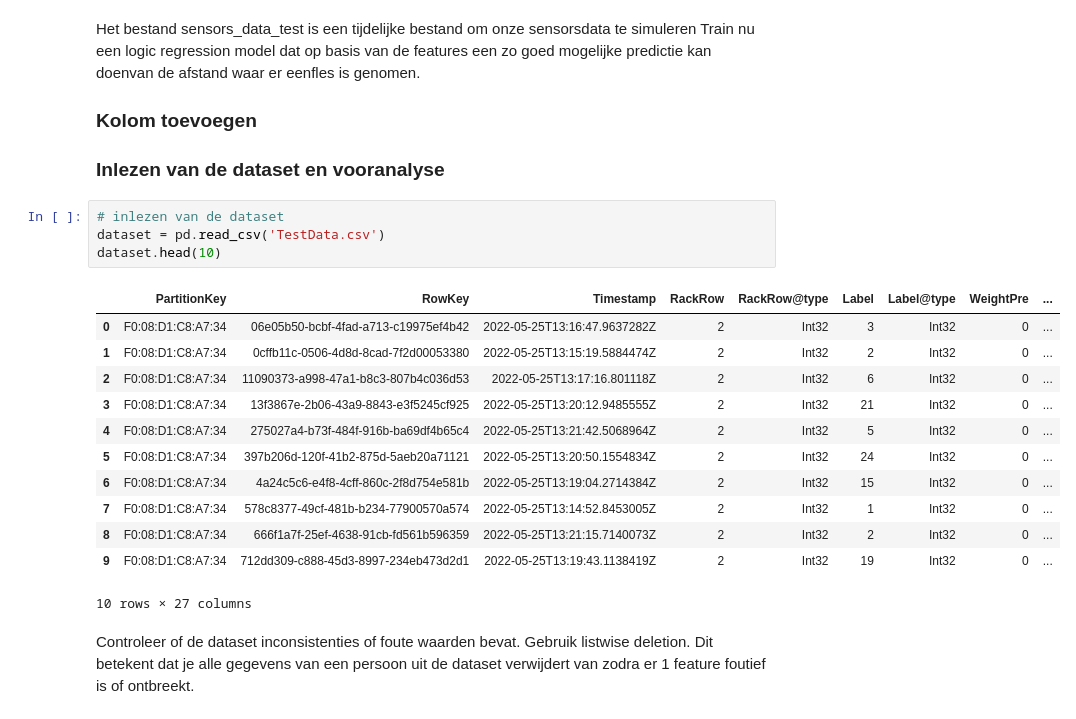
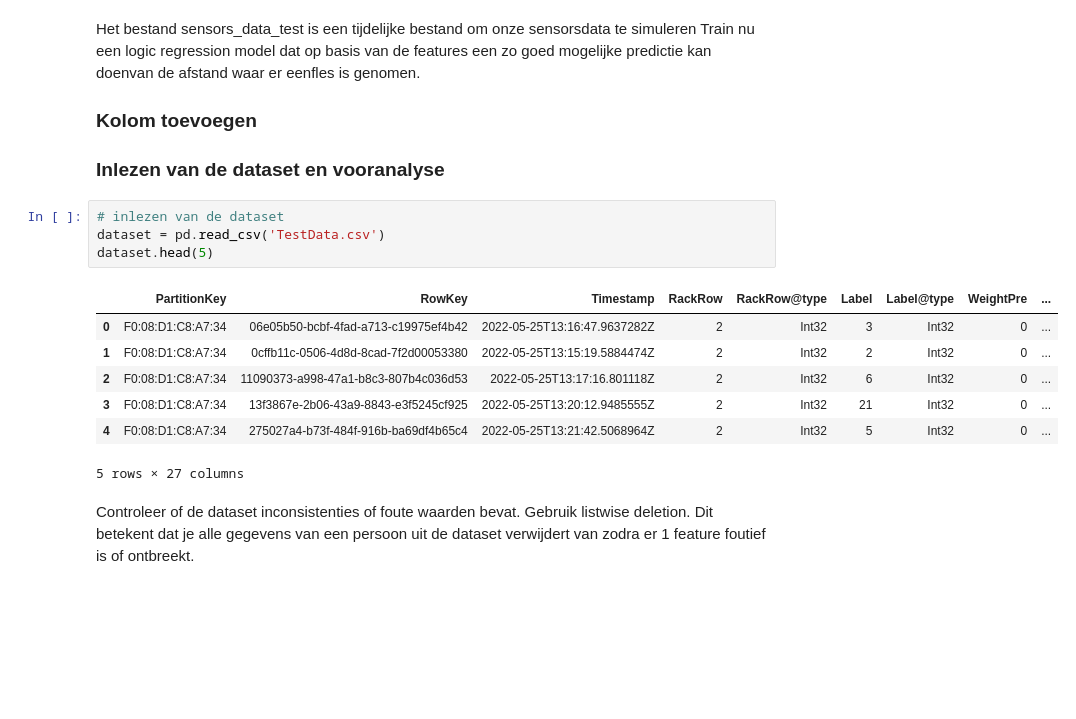
Before and after one commit to DeWildeDaan/DeliverYvesG1, a Jupyter notebook: testdata_logistic_regression_sensors_voorbereiding/testdata_logistic_regression_DistAvgL.ipynb, the cells around one changed output. Cells and saved outputs as stored; diff of their text form; blank space fills up the shorter version.

```diff
--- a/testdata_logistic_regression_sensors_voorbereiding/testdata_logistic_regression_DistAvgL.ipynb
+++ b/testdata_logistic_regression_sensors_voorbereiding/testdata_logistic_regression_DistAvgL.ipynb
@@ -44,20 +44,15 @@ Train nu een logic regression model dat op basis van de features een zo goed mog
 # %%
 # inlezen van de dataset
 dataset = pd.read_csv('TestData.csv')
-dataset.head(10)
+dataset.head(5)
 # %% [output]
 |  | PartitionKey | RowKey | Timestamp | RackRow | RackRow@type | Label | Label@type | WeightPre | ... |
 | 0 | F0:08:D1:C8:A7:34 | 06e05b50-bcbf-4fad-a713-c19975ef4b42 | 2022-05-25T13:16:47.9637282Z | 2 | Int32 | 3 | Int32 | 0 | ... |
 | 1 | F0:08:D1:C8:A7:34 | 0cffb11c-0506-4d8d-8cad-7f2d00053380 | 2022-05-25T13:15:19.5884474Z | 2 | Int32 | 2 | Int32 | 0 | ... |
 | 2 | F0:08:D1:C8:A7:34 | 11090373-a998-47a1-b8c3-807b4c036d53 | 2022-05-25T13:17:16.801118Z | 2 | Int32 | 6 | Int32 | 0 | ... |
 | 3 | F0:08:D1:C8:A7:34 | 13f3867e-2b06-43a9-8843-e3f5245cf925 | 2022-05-25T13:20:12.9485555Z | 2 | Int32 | 21 | Int32 | 0 | ... |
 | 4 | F0:08:D1:C8:A7:34 | 275027a4-b73f-484f-916b-ba69df4b65c4 | 2022-05-25T13:21:42.5068964Z | 2 | Int32 | 5 | Int32 | 0 | ... |
-| 5 | F0:08:D1:C8:A7:34 | 397b206d-120f-41b2-875d-5aeb20a71121 | 2022-05-25T13:20:50.1554834Z | 2 | Int32 | 24 | Int32 | 0 | ... |
-| 6 | F0:08:D1:C8:A7:34 | 4a24c5c6-e4f8-4cff-860c-2f8d754e581b | 2022-05-25T13:19:04.2714384Z | 2 | Int32 | 15 | Int32 | 0 | ... |
-| 7 | F0:08:D1:C8:A7:34 | 578c8377-49cf-481b-b234-77900570a574 | 2022-05-25T13:14:52.8453005Z | 2 | Int32 | 1 | Int32 | 0 | ... |
-| 8 | F0:08:D1:C8:A7:34 | 666f1a7f-25ef-4638-91cb-fd561b596359 | 2022-05-25T13:21:15.7140073Z | 2 | Int32 | 2 | Int32 | 0 | ... |
-| 9 | F0:08:D1:C8:A7:34 | 712dd309-c888-45d3-8997-234eb473d2d1 | 2022-05-25T13:19:43.1138419Z | 2 | Int32 | 19 | Int32 | 0 | ... |
-10 rows × 27 columns
+5 rows × 27 columns
 # %% [markdown]
 Controleer of de dataset inconsistenties of foute waarden bevat. Gebruik listwise deletion. Dit betekent dat je alle gegevens van een persoon uit de dataset verwijdert van zodra er 1 feature foutief is of ontbreekt.
 # %%
```
Also changed, not shown: parts of 5 cells of this notebook.
